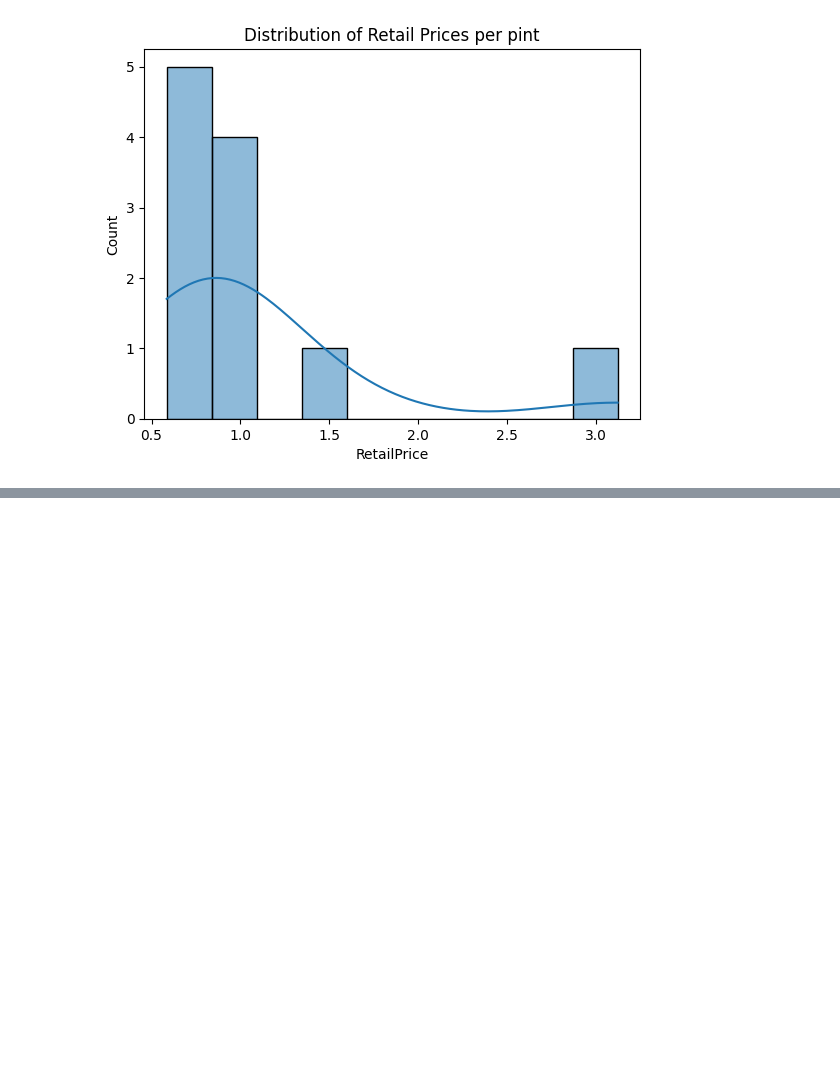
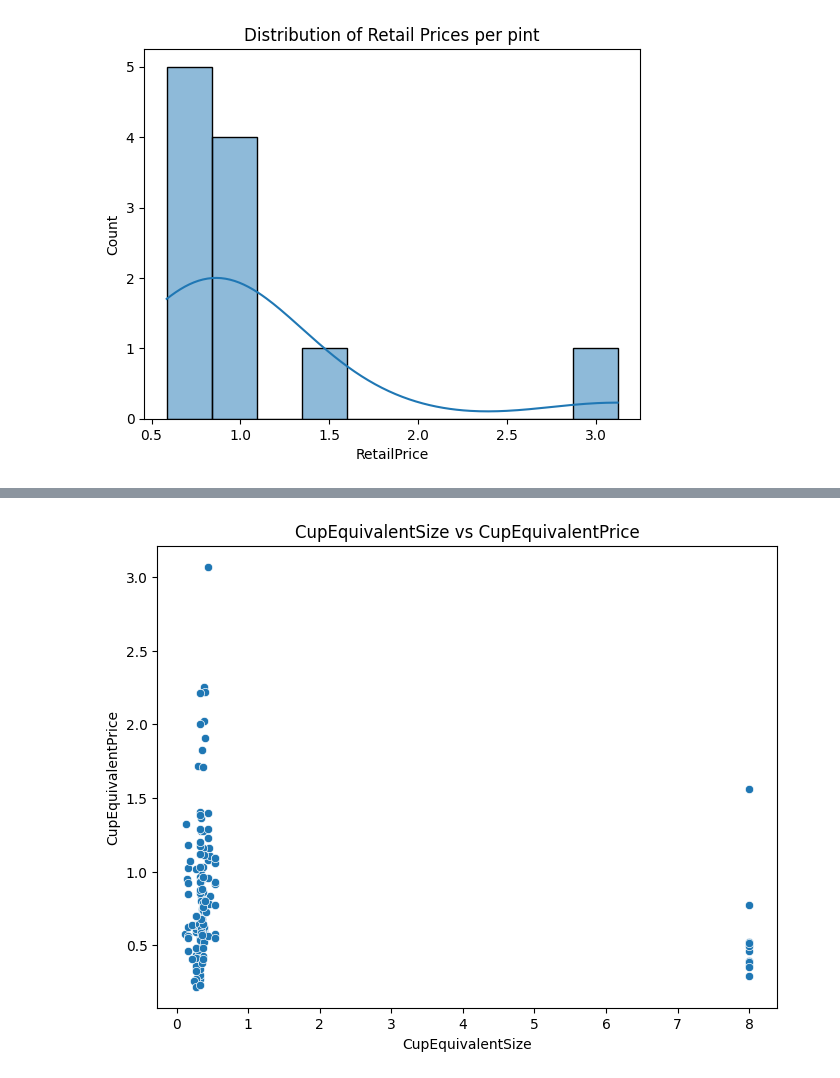
Before and after one commit to OmarEmad313/Data-Analysis-Projects, a Jupyter notebook: pandas-application-on-fruits-and-vegetables.ipynb, the cells around one changed output, grey strips where cells are left out. Saved outputs shown, nothing was run; the diff lists cells and outputs as text; code cells hidden in the pictures; blank space fills up the shorter version.

```diff
--- a/pandas-application-on-fruits-and-vegetables.ipynb
+++ b/pandas-application-on-fruits-and-vegetables.ipynb
@@ -165,0 +191,10 @@ plt.tight_layout()
+# %%
+# Scatter Plot for RetailPrice vs Yield
+plt.figure(figsize=(8, 6))
+sns.scatterplot(x='CupEquivalentSize', y='CupEquivalentPrice', data=df)
+plt.title('CupEquivalentSize vs CupEquivalentPrice')
+plt.xlabel('CupEquivalentSize')
+plt.ylabel('CupEquivalentPrice')
+plt.show()
+# %% [output]
+[figure, added]
```
Also changed, not shown: parts of 17 cells of this notebook.
